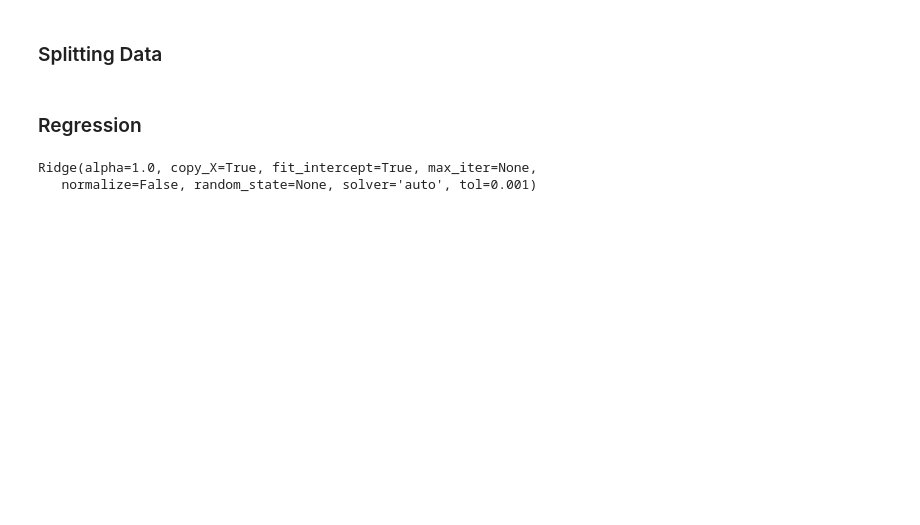
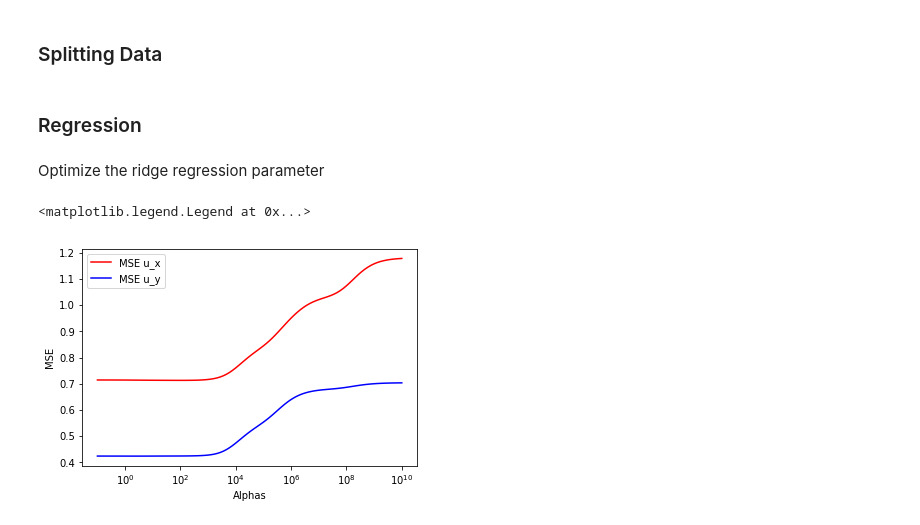
Before and after one commit to gianlucamancini7/ml_project2, a Jupyter notebook: ridge_regression.ipynb, the cells around one changed output. Saved outputs shown, nothing was run; the diff lists cells and outputs as text; code cells hidden in the pictures; blank space fills up the shorter version.

```diff
--- a/ridge_regression.ipynb
+++ b/ridge_regression.ipynb
@@ -135,9 +110,12 @@ array([0.57, 0.66, 0.91, ..., 1.92, 2.03, 2.03])
+# %%
+# drop the columns which are not used anymore
+tot_df=tot_df.drop(columns=['u', 'u_top', 'direction', 'direction_top'])
 # %% [markdown]
 ### Splitting Data
 # %%
-X = np.array(tot_df.iloc[:,2:])
-y = np.array(tot_df.iloc[:,0])
+X = np.array(tot_df.drop(columns=['u_x', 'u_y']))
+y = np.array(tot_df[['u_x', 'u_y']])
 # %%
-X_tr, X_te, y_tr, y_te = train_test_split(X, y, test_size=0.33, random_state=42)
+X_tr, X_te, y_tr, y_te = train_test_split(X, y, test_size=0.5, random_state=42)
 # %% [markdown]
 ### Regression
@@ -146,5 +122,23 @@ clf = Ridge(alpha=1.0)
-# %%
-clf.fit(X_tr, y_tr)
-# %% [output]
-Ridge(alpha=1.0, copy_X=True, fit_intercept=True, max_iter=None,
-   normalize=False, random_state=None, solver='auto', tol=0.001)
+# %% [markdown]
+Optimize the ridge regression parameter
+# %%
+alphas=np.logspace(-1,10,100)
+
+#leave one out method is used
+clf_cv = RidgeCV(alphas, cv=None, store_cv_values=True)
+clf_cv.fit(X_tr, y_tr)
+
+# number of datapoints, number of targets, number of alphas
+# it already contains the mse
+mse_all_folds=clf_cv.cv_values_
+mse_means=np.mean(mse_all_folds, axis=0)
+ax=plt.gca()
+u_x,=ax.plot(alphas,mse_means[0],'r-',label='MSE u_x')
+u_y,=ax.plot(alphas,mse_means[1],'b-',label='MSE u_y')
+plt.xscale('log')
+plt.xlabel('Alphas')
+plt.ylabel('MSE')
+ax.legend()
+# %% [output]
+<matplotlib.legend.Legend at 0x...>
+[figure, added]
```
Also changed, not shown: parts of 18 cells of this notebook.
